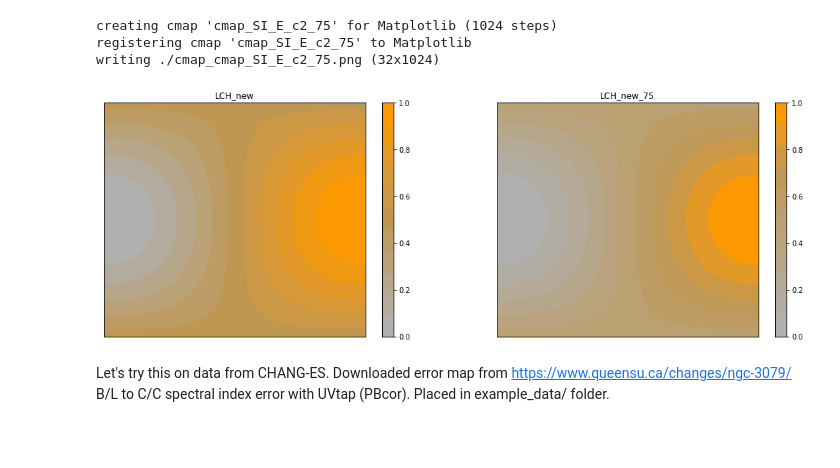
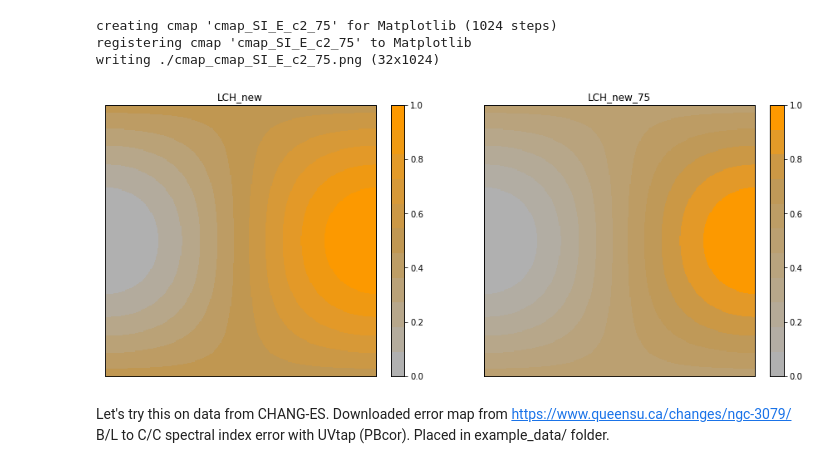
Before and after one commit to mlarichardson/CosmosCanvas, a Jupyter notebook: DebugSpecIndex_Error.ipynb, the cells around one changed output. Saved outputs shown, nothing was run; the diff lists cells and outputs as text; code cells hidden in the pictures; blank space fills up the shorter version.

```diff
--- a/DebugSpecIndex_Error.ipynb
+++ b/DebugSpecIndex_Error.ipynb
@@ -178,10 +180,10 @@ maps.make_cmap_segmented(LCH_x,LCH_y,name=name_c2_75,modes=['clip'],targets=['mp
 creating cmap 'cmap_SI_E_c2_75' for Matplotlib (1024 steps)
 registering cmap 'cmap_SI_E_c2_75' to Matplotlib
 writing ./cmap_cmap_SI_E_c2_75.png (32x1024)
-# %%
-spx.test_cmap_showme_compare(name_c2,name_c2_75,0,1,nsteps=11,t1="LCH_new",t2="LCH_new_75")
-# %% [output]
-[figure, removed]
+# %%
+maps.test_cmaps(names=[name_c2,name_c2_75],titles=["LCH_new","LCH_new_75"],nsteps=[nsteps]*2,subplots=(1,2),figsize=figsize_2,fname="")
+# %% [output]
+[figure, added]
 # %% [markdown]
 Let's try this on data from CHANG-ES. Downloaded error map from https://www.queensu.ca/changes/ngc-3079/ B/L to C/C spectral index error with UVtap (PBcor).  Placed in example_data/ folder.
 # %%
```
Also changed, not shown: parts of 7 cells of this notebook, 3 other files.
